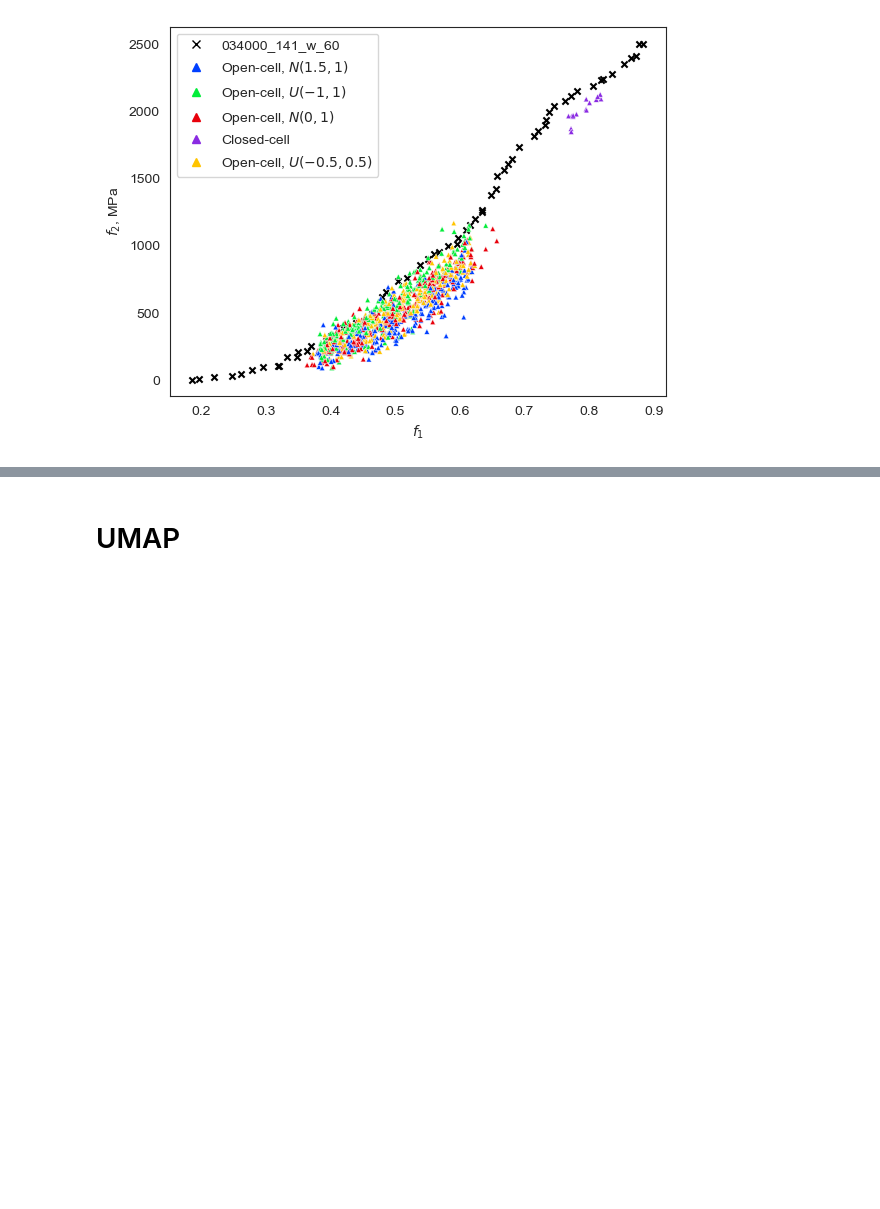
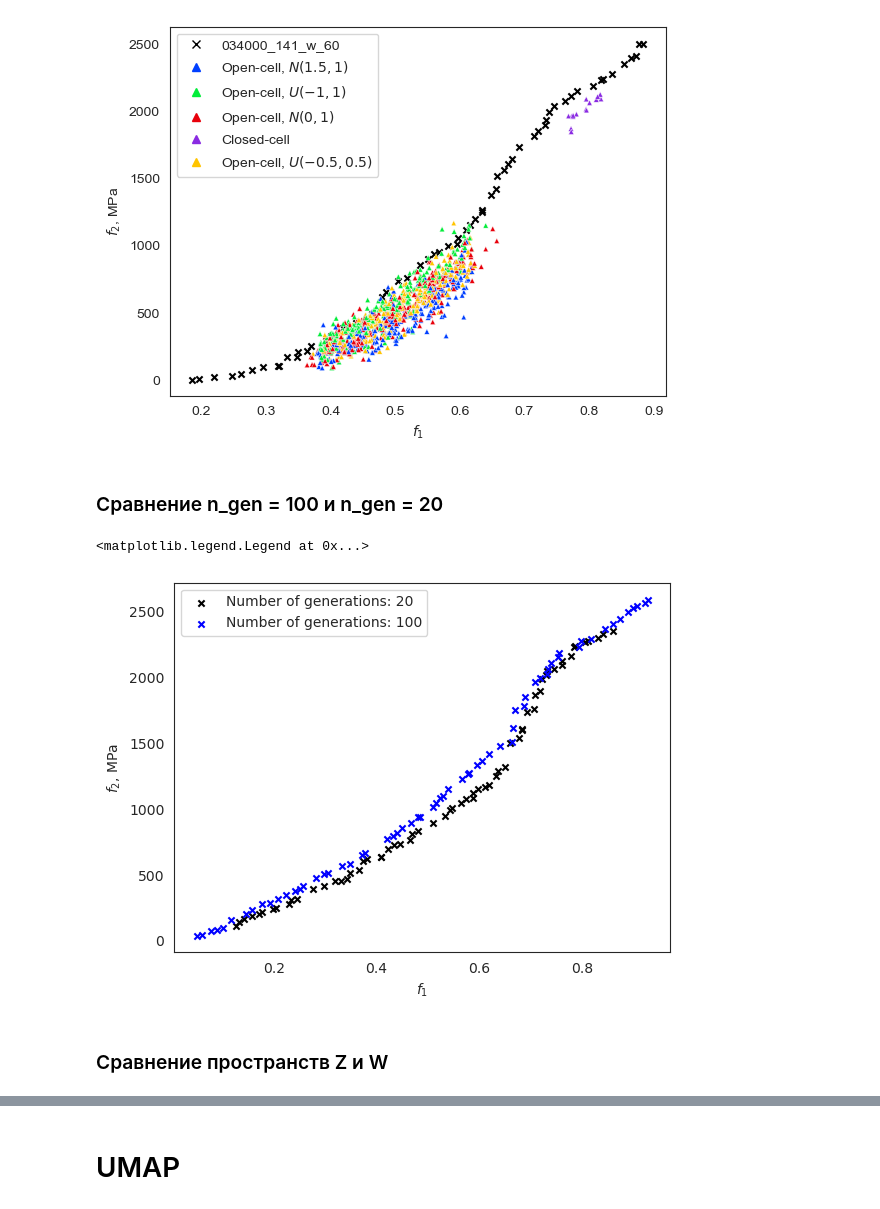
Before and after one commit to evg-kononov/materials-design, a Jupyter notebook: stats/properties.ipynb, the cells around one changed output, grey strips where cells are left out. Cells and saved outputs as stored; diff of their text form; code cells hidden in the pictures; blank space fills up the shorter version.

```diff
--- a/stats/properties.ipynb
+++ b/stats/properties.ipynb
@@ -140,10 +143,22 @@ ax.legend(title="")
 [figure]
 # %% [markdown]
 # Optimization result
+# %%
+dpi = 100
+font_size = 10
+plt_style = "seaborn-v0_8-bright"
+plt.style.use(plt_style)
+sns.set_style("white")
+plt.rcParams.update({"font.size": font_size})
 # %%
-res_name = "043000_141_w_64"
+res_name = "024000_141_w_64"
 with open(r"../optimization/results/" + res_name, "rb") as f:
     optimization_res = pickle.load(f)
 
 optimization_ds = pd.DataFrame({"volume_fraction": optimization_res[1][:, 0], "young_module": -optimization_res[1][:, 1]})
 optimization_ds["class"] = res_name
+
+with open(r"../optimization/checkpoint/" + res_name, "rb") as f:
+    optimization_alg = pickle.load(f)
+
+optimization_alg.save_history
@@ -207,3 +212,41 @@ ax.legend(handles, labels)
 # %% [output]
 <matplotlib.legend.Legend at 0x...>
 [figure]
+# %% [markdown]
+### Сравнение n_gen = 100 и n_gen = 20
+# %%
+res_name = "024000_141_w_100ngen_64"
+with open(r"../optimization/results/" + res_name, "rb") as f:
+    optimization_res2 = pickle.load(f)
+
+optimization_ds2 = pd.DataFrame({"volume_fraction": optimization_res2[1][:, 0], "young_module": -optimization_res2[1][:, 1]})
+optimization_ds2["class"] = res_name
+# %%
+fig, ax = plt.subplots(dpi=dpi)
+
+ax.scatter(
+    x=optimization_ds["volume_fraction"],
+    y=optimization_ds["young_module"],
+    s=20,
+    c="black",
+    marker="x",
+    label="Number of generations: 20"
+)
+
+ax.scatter(
+    x=optimization_ds2["volume_fraction"],
+    y=optimization_ds2["young_module"],
+    s=20,
+    c="blue",
+    marker="x",
+    label="Number of generations: 100"
+)
+
+ax.set_xlabel("$f_1$")
+ax.set_ylabel("$f_2$, MPa") # MPa because the model size in millimeters
+ax.legend()
+# %% [output]
+<matplotlib.legend.Legend at 0x...>
+[figure, added]
+# %% [markdown]
+### Сравнение пространств Z и W
```
Also changed, not shown: parts of 22 cells of this notebook.
